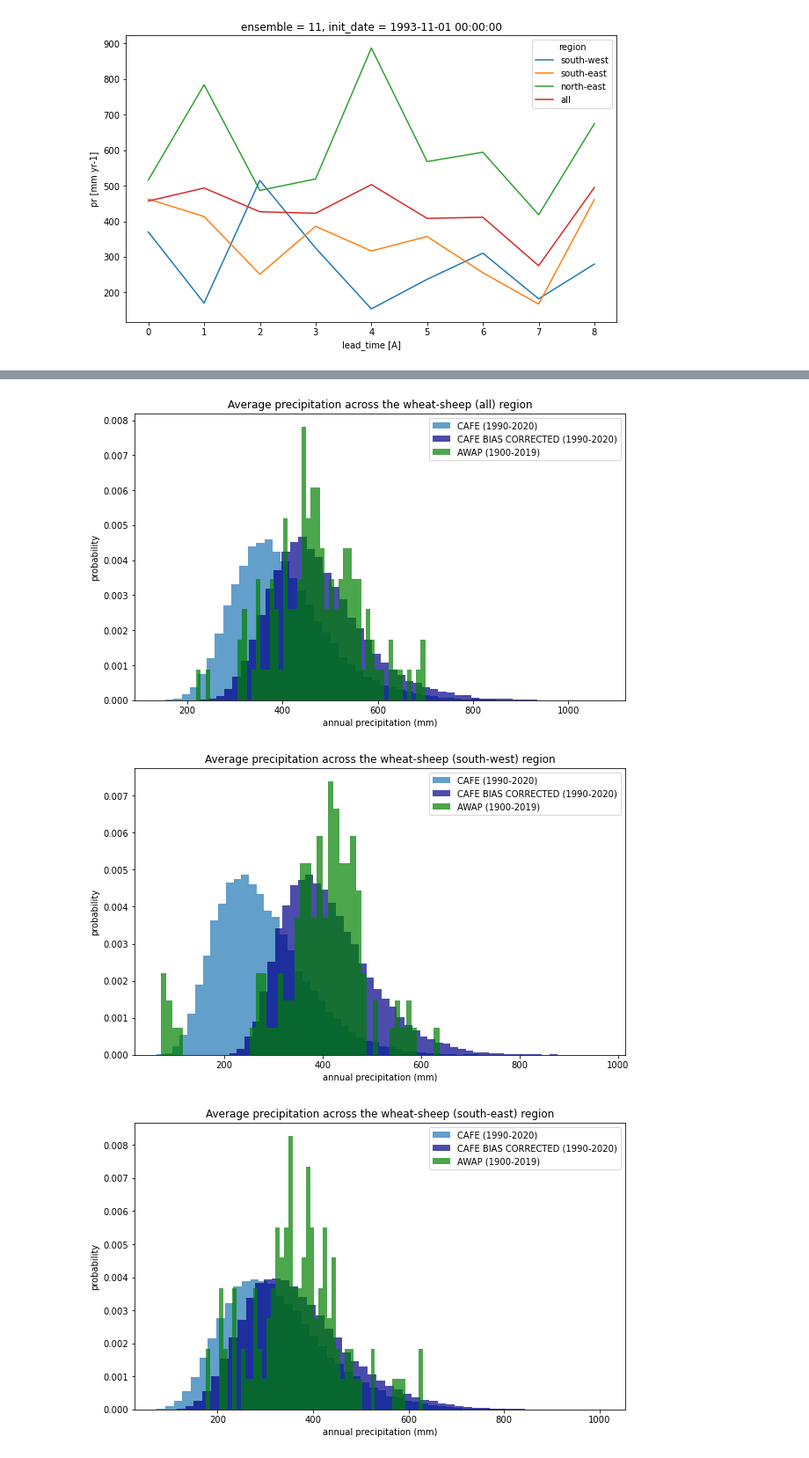
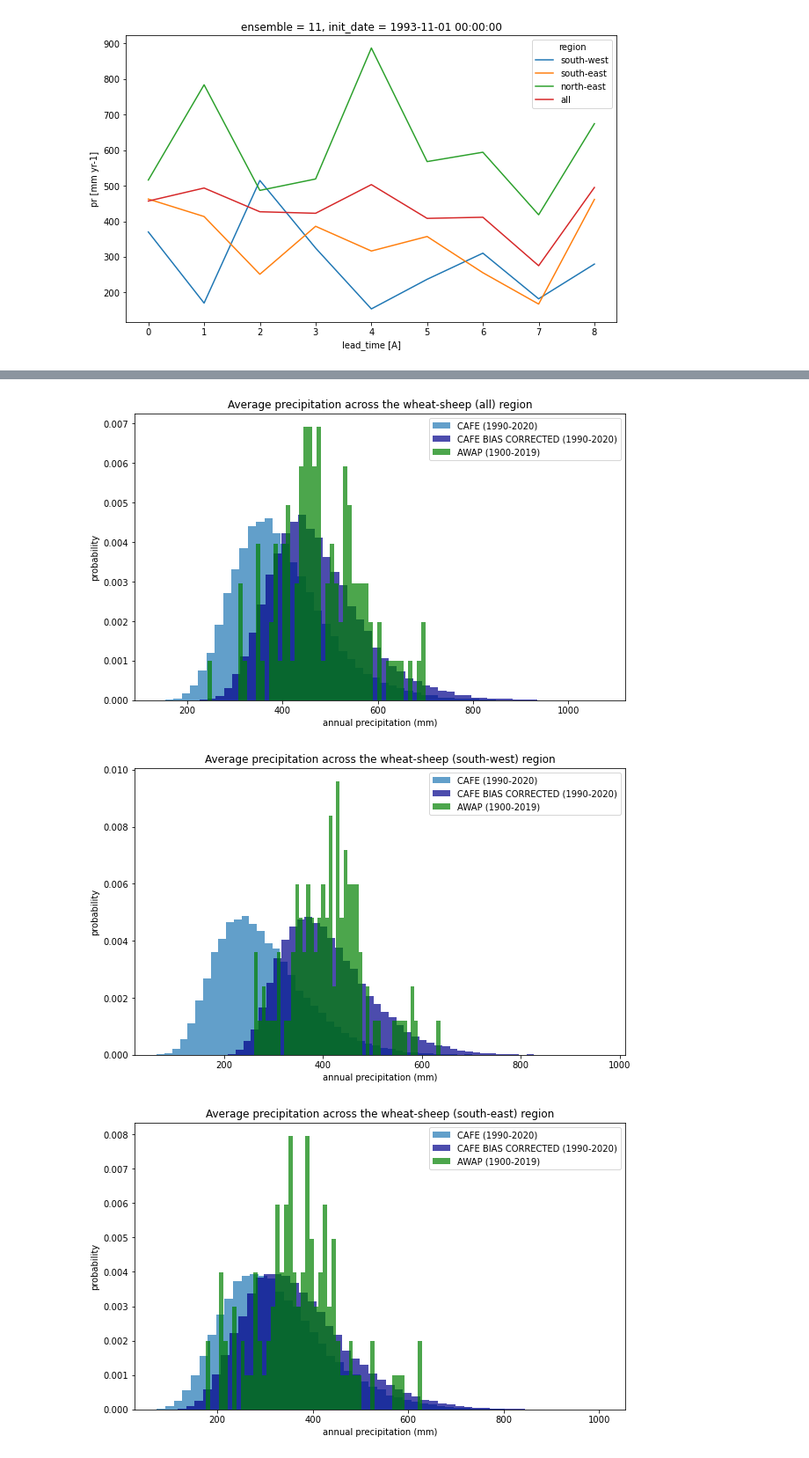
Before and after one commit to AusClimateService/unseen, a Jupyter notebook: notebooks/ag_analysis.ipynb, the cells around one changed output, grey strips where cells are left out. Shown at 88% size. Drawn from its saved outputs; the diff is of its cells as text; code cells hidden in the pictures.

```diff
--- a/notebooks/ag_analysis.ipynb
+++ b/notebooks/ag_analysis.ipynb
@@ -289,16 +307,16 @@ plt.show()
 # %%
 for region in ['all', 'south-west', 'south-east', 'north-east']:
     fig = plt.figure(figsize=[10, 6])
     cafe_ds.sel(region=region)['pr'].plot.hist(bins=50, density=True, label='CAFE (1990-2020)', alpha=0.7)
     cafe_bc_ds.sel(region=region)['pr'].plot.hist(bins=50, density=True, label='CAFE BIAS CORRECTED (1990-2020)', facecolor='darkblue', alpha=0.7)
-    awap_ds.sel(region=region)['pr'].plot.hist(bins=50, density=True, label='AWAP (1900-2019)', facecolor='green', alpha=0.7)
+    awap_ds.sel(region=region, time=slice('1910-01-01', '2020-12-31'))['pr'].plot.hist(bins=50, density=True, label='AWAP (1900-2019)', facecolor='green', alpha=0.7)
     plt.xlabel('annual precipitation (mm)')
     plt.ylabel('probability')
     plt.title(f'Average precipitation across the wheat-sheep ({region}) region')
     plt.legend()
     #plt.savefig(f'/g/data/xv83/dbi599/wheat_sheep_precip_histogram_{region}.png', bbox_inches='tight', facecolor='white')
     plt.show()
 # %% [output]
-[figure, old version]
+[figure, new version]
-[figure, old version]
+[figure, new version]
-[figure, old version]
+[figure, new version]
```
Also changed, not shown: parts of 10 cells of this notebook, 1 other file.
